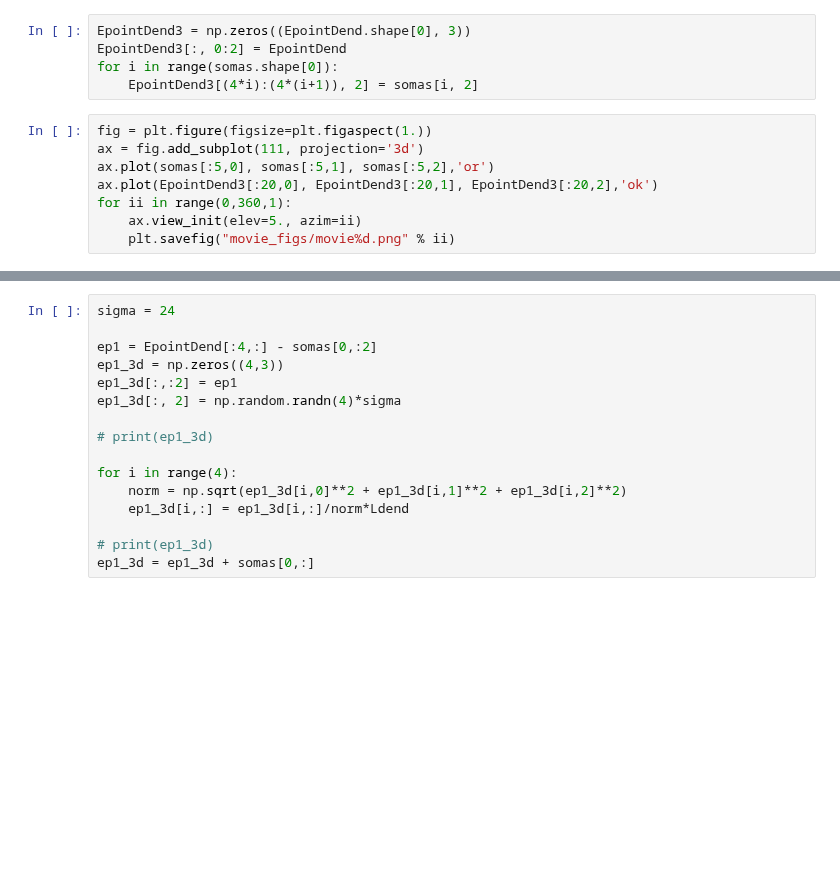
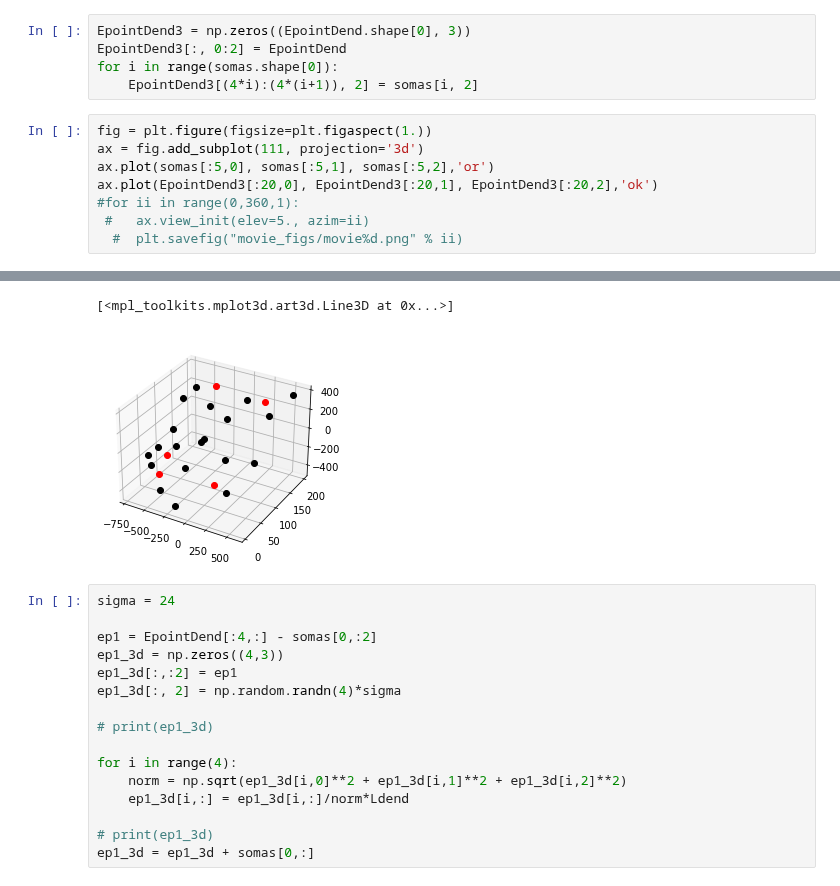
Before and after one commit to CNS-OIST/pycabnn, a Jupyter notebook: notebooks/MLI_geometry_workbook.ipynb, the cells around one changed output, grey strips where cells are left out. Cells and saved outputs as stored; diff of their text form; blank space fills up the shorter version.

```diff
--- a/notebooks/MLI_geometry_workbook.ipynb
+++ b/notebooks/MLI_geometry_workbook.ipynb
@@ -405,7 +402,7 @@ fig = plt.figure(figsize=plt.figaspect(1.))
 ax = fig.add_subplot(111, projection='3d')
 ax.plot(somas[:5,0], somas[:5,1], somas[:5,2],'or')
 ax.plot(EpointDend3[:20,0], EpointDend3[:20,1], EpointDend3[:20,2],'ok')
-for ii in range(0,360,1):
-    ax.view_init(elev=5., azim=ii)
-    plt.savefig("movie_figs/movie%d.png" % ii)
+#for ii in range(0,360,1):
+ #   ax.view_init(elev=5., azim=ii)
+  #  plt.savefig("movie_figs/movie%d.png" % ii)
 # %% [output]
@@ -414,3 +409,5 @@ for ii in range(0,360,1):
+[<mpl_toolkits.mplot3d.art3d.Line3D at 0x...>]
+[figure, added]
 # %%
 sigma = 24
 
```
Also changed, not shown: parts of 34 cells of this notebook.
